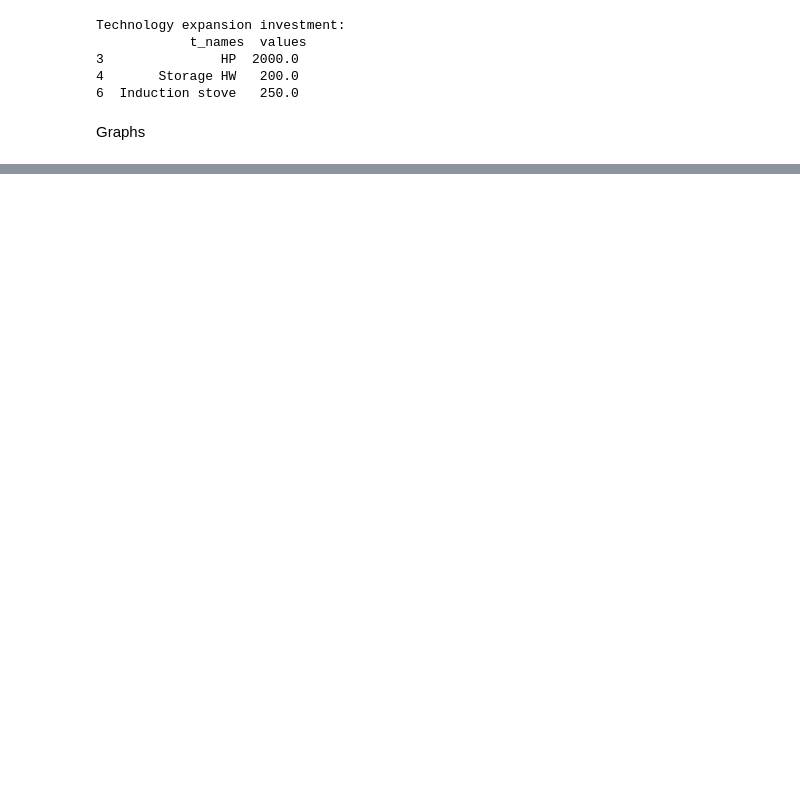
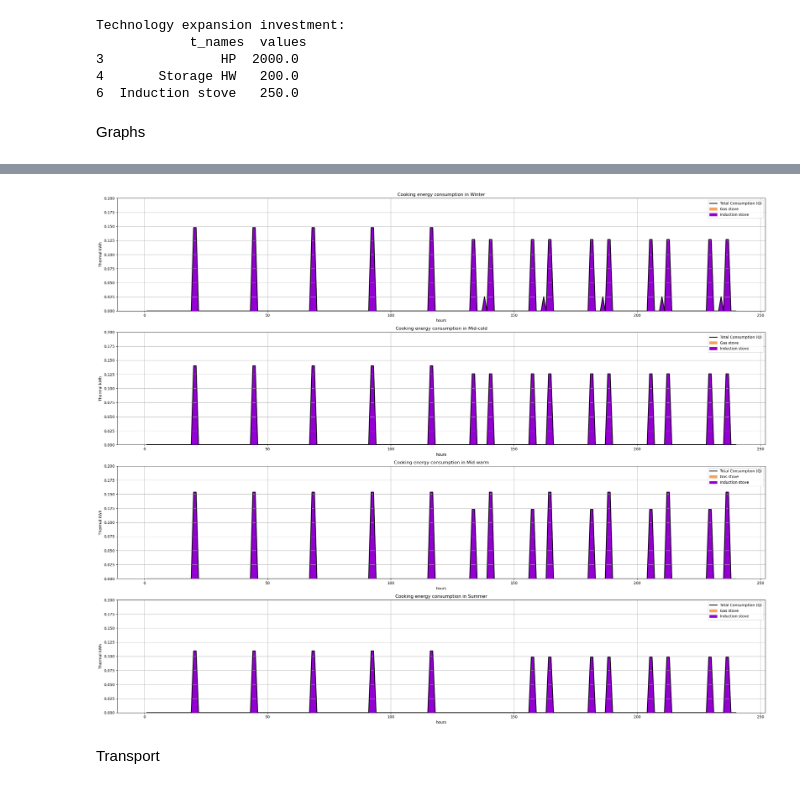
Before and after one commit to CamiCit/pyesm_thesis, a Jupyter notebook: tesi_camilla/case1_home/Results.ipynb, the cells around one changed output, grey strips where cells are left out. Drawn from its saved outputs; the diff is of its cells as text; code cells hidden in the pictures; blank space fills up the shorter version.

```diff
--- a/tesi_camilla/case1_home/Results.ipynb
+++ b/tesi_camilla/case1_home/Results.ipynb
@@ -114,0 +222,32 @@ EE_grid=X[X['a_names']=='National Grid import']
+# %%
+Gas_stove=X[X['a_names']=='Gas stove cooking']
+Ind_stove=X[X['a_names']=='Induction stove cooking']
+Gas_stove.index = Ind_stove.index =range(len(Gas_stove))
+# %%
+#Cooking consumption
+plt.figure(figsize=(25, 20))
+
+for i, season in enumerate(seasons, 1):
+    Q_cook_season = Q[(Q['season'] == season) & (Q['n_names'] == 'Cooking')]['values']
+    Gas_stove_season = Gas_stove[Gas_stove['season'] == season]['values']
+    Ind_stove_season = Ind_stove[Ind_stove['season'] == season]['values']
+    #PV_consump_season.index=Time_ind
+
+    plt.subplot(4, 1, i)
+    plt.plot(Time, Q_cook_season, color='black', linewidth=2, label='Total Consumption (Q)')
+    plt.fill_between(Time,0,Gas_stove_season, color='sandybrown', label='Gas stove')
+    plt.fill_between(Time,0,Ind_stove_season, color='darkviolet', label='Induction stove')
+    #negative
+    plt.xlabel('hours')
+    plt.ylabel('Thermal kWh')
+    plt.ylim(0,0.2)
+    plt.title(f'Cooking energy consumption in {season_names[season]}')
+    plt.legend()
+    plt.grid(True)
+
+plt.tight_layout()
+plt.show()
+# %% [output]
+[figure, added]
+# %% [markdown]
+Transport
```
Also changed, not shown: parts of 18 cells of this notebook, 16 other files.
